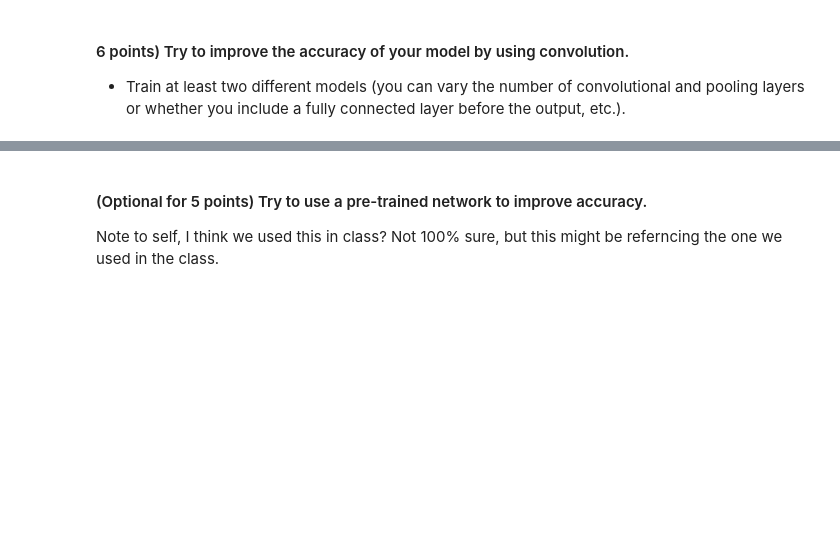
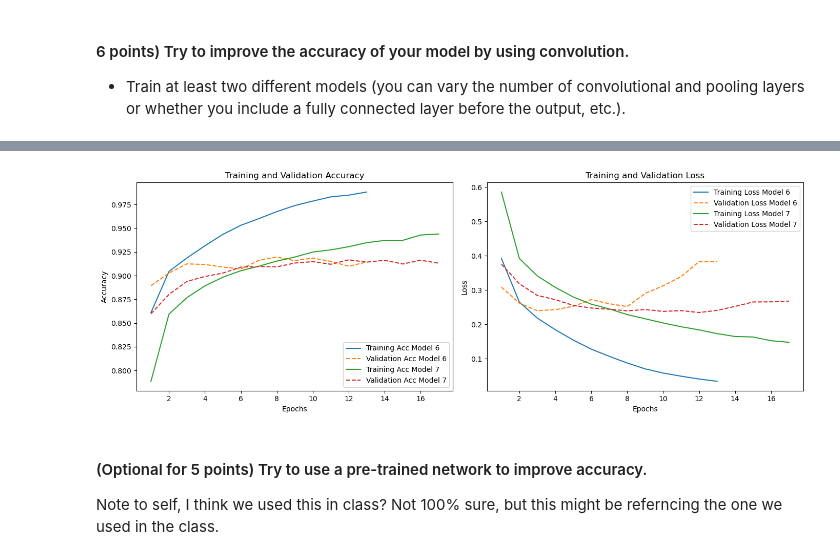
Before and after one commit to Iandrewburg/Data_Science, a Jupyter notebook: Data_Science_2/Assignments/Assignment_2/Assignment_2_Brandenburg.ipynb, the cells around one changed output, grey strips where cells are left out. Cells and saved outputs as stored; diff of their text form; code cells hidden in the pictures; blank space fills up the shorter version.

```diff
--- a/Data_Science_2/Assignments/Assignment_2/Assignment_2_Brandenburg.ipynb
+++ b/Data_Science_2/Assignments/Assignment_2/Assignment_2_Brandenburg.ipynb
@@ -108,0 +477,24 @@ array([0., 0., 0., 1., 0., 0., 0., 0., 0., 0.])
+# %%
+from tensorflow.keras.layers import Dropout
+
+model7 = Sequential([
+    Rescaling(1./255, input_shape=(28, 28, 1)),
+    Conv2D(64, (3, 3), activation='relu'),  # Increase the number of filters
+    MaxPooling2D((2, 2)),
+    Conv2D(64, (3, 3), activation='relu'),  # Additional convolutional layer
+    MaxPooling2D((2, 2)),
+    Flatten(),
+    Dense(128, activation='relu'),  # Smaller dense layer before output
+    Dropout(0.5),  # Include dropout
+    Dense(10, activation='softmax')
+])
+
+model7.compile(optimizer='adam',
+               loss='categorical_crossentropy',
+               metrics=['accuracy'])
+
+print(model7.summary())
+
+history7 = model7.fit(train_images, train_labels, epochs=25,
+                      validation_data=(val_images, val_labels),
+                      callbacks=[EarlyStopping(monitor='val_accuracy', patience=5)])
@@ -109,3 +540,7 @@ array([0., 0., 0., 1., 0., 0., 0., 0., 0., 0.])
+# %%
+plot_model_history([history6, history7], ['Model 6', 'Model 7'])
+# %% [output]
+[figure, added]
 # %% [markdown]
 #### (Optional for 5 points) Try to use a pre-trained network to improve accuracy.
 
```
Also changed, not shown: parts of 22 cells of this notebook.
